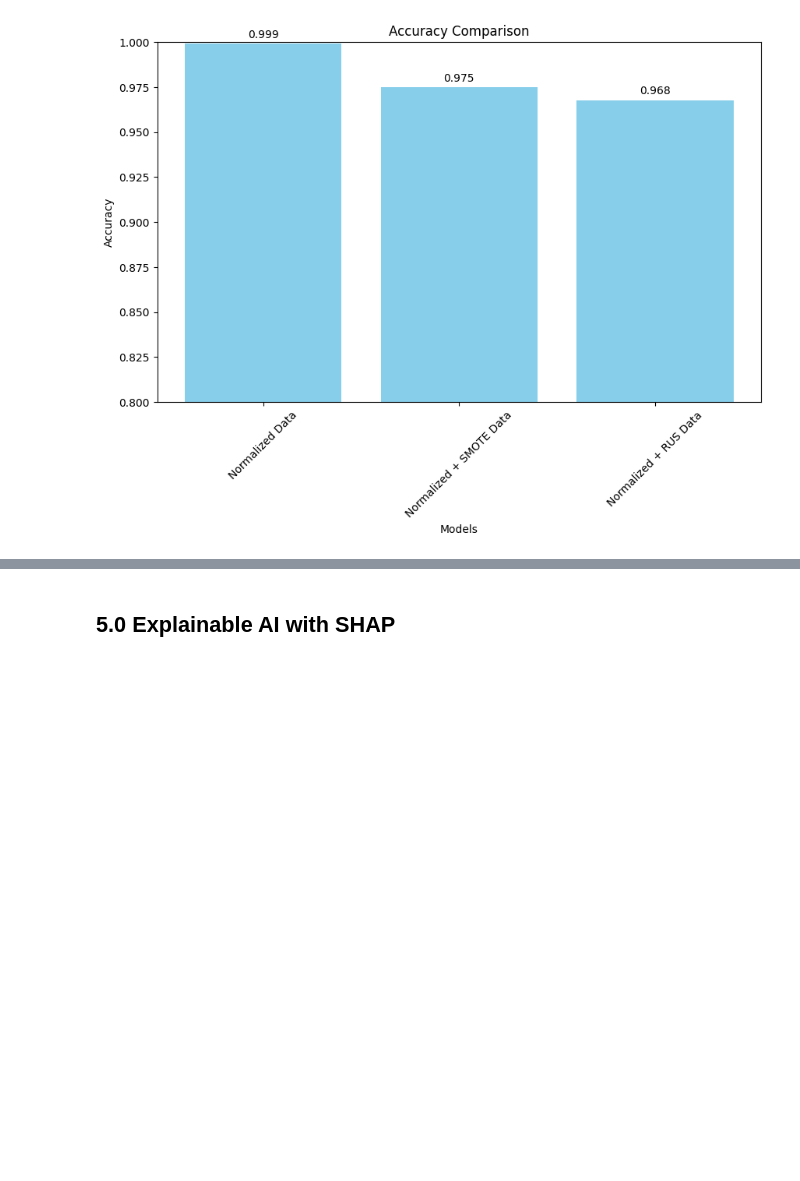
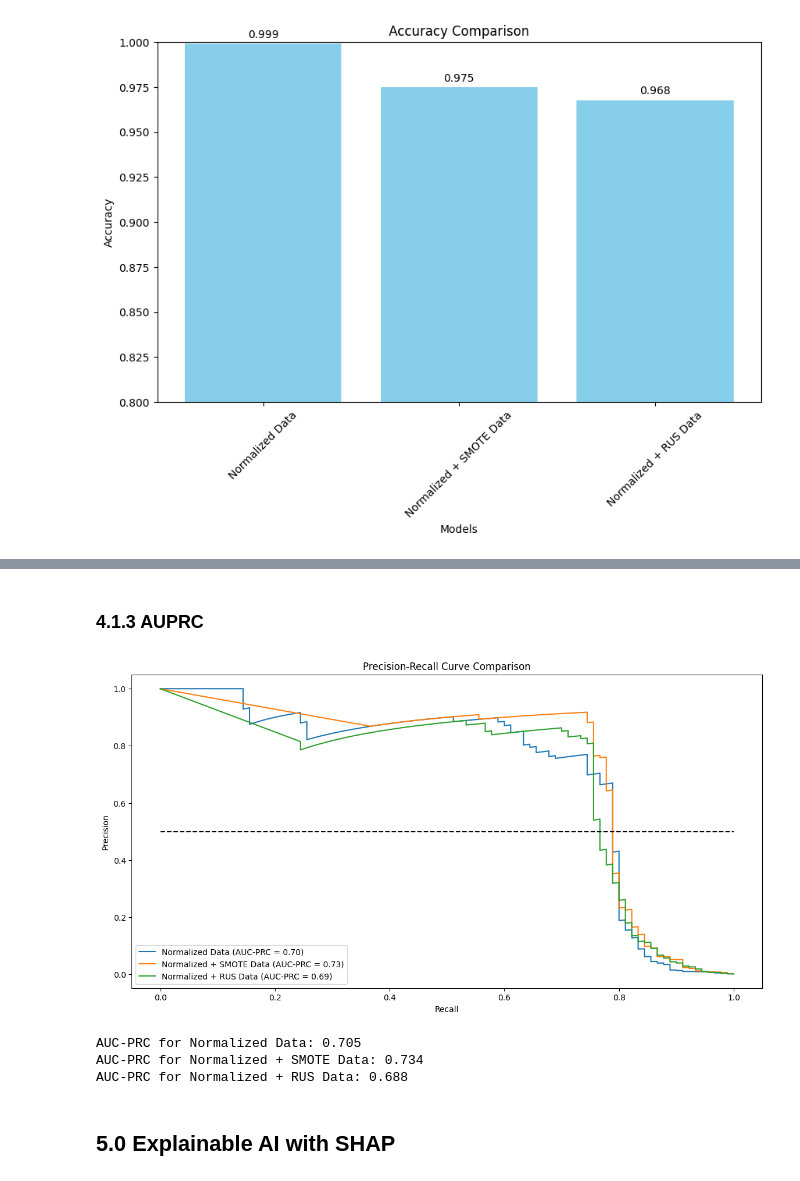
Before and after one commit to hanimsofiah/CreditCardFraudDetection, a Jupyter notebook: development/linearRegression/GA_WQD7006.ipynb, the cells around one changed output, grey strips where cells are left out. Saved outputs shown, nothing was run; the diff lists cells and outputs as text; code cells hidden in the pictures; blank space fills up the shorter version.

```diff
--- a/development/linearRegression/GA_WQD7006.ipynb
+++ b/development/linearRegression/GA_WQD7006.ipynb
@@ -658,3 +698,50 @@ plt.show()
+# %% [markdown]
+### 4.1.3 AUPRC
+# %%
+from sklearn.metrics import precision_recall_curve, auc
+
+# Create a plot for the Precision-Recall curves
+plt.figure(figsize=(14, 7))
+
+for X_train, y_train, data_name in datasets:
+    # Train Logistic Regression
+    logreg = LogisticRegression(random_state=42)
+    logreg.fit(X_train, y_train)
+
+    # Predict probabilities using the trained model
+    y_pred_proba = logreg.predict_proba(X_test_scaled)[:, 1]
+
+    # Calculate precision, recall, and AUC-PRC
+    precision, recall, _ = precision_recall_curve(y_test, y_pred_proba)
+    auc_prc = auc(recall, precision)
+    auc_prc_scores.append(auc_prc)
+
+    # Plot Precision-Recall curve
+    plt.plot(recall, precision, label=f'{data_name} (AUC-PRC = {auc_prc:.2f})')
+
+# Plotting the baseline (random classifier) for Precision-Recall curve
+plt.plot([0, 1], [0.5, 0.5], linestyle='--', color='black')
+
+# Labeling the Precision-Recall plot
+plt.title('Precision-Recall Curve Comparison')
+plt.xlabel('Recall')
+plt.ylabel('Precision')
+plt.legend()
+
+# Assigning the plot to a variable name
+prc_curve_plot = plt.gcf()
+
+# Show the Precision-Recall plot
+plt.show()
+
+# Display AUC-PRC scores
+for data_name, auc_prc in zip([data[2] for data in datasets], auc_prc_scores):
+    print(f'AUC-PRC for {data_name}: {auc_prc:.3f}')
+# %% [output]
+[figure, added]
+AUC-PRC for Normalized Data: 0.705
+AUC-PRC for Normalized + SMOTE Data: 0.734
+AUC-PRC for Normalized + RUS Data: 0.688
 # %% [markdown]
 ## 5.0 Explainable AI with SHAP
 # %%
```
Also changed, not shown: parts of 15 cells of this notebook.
